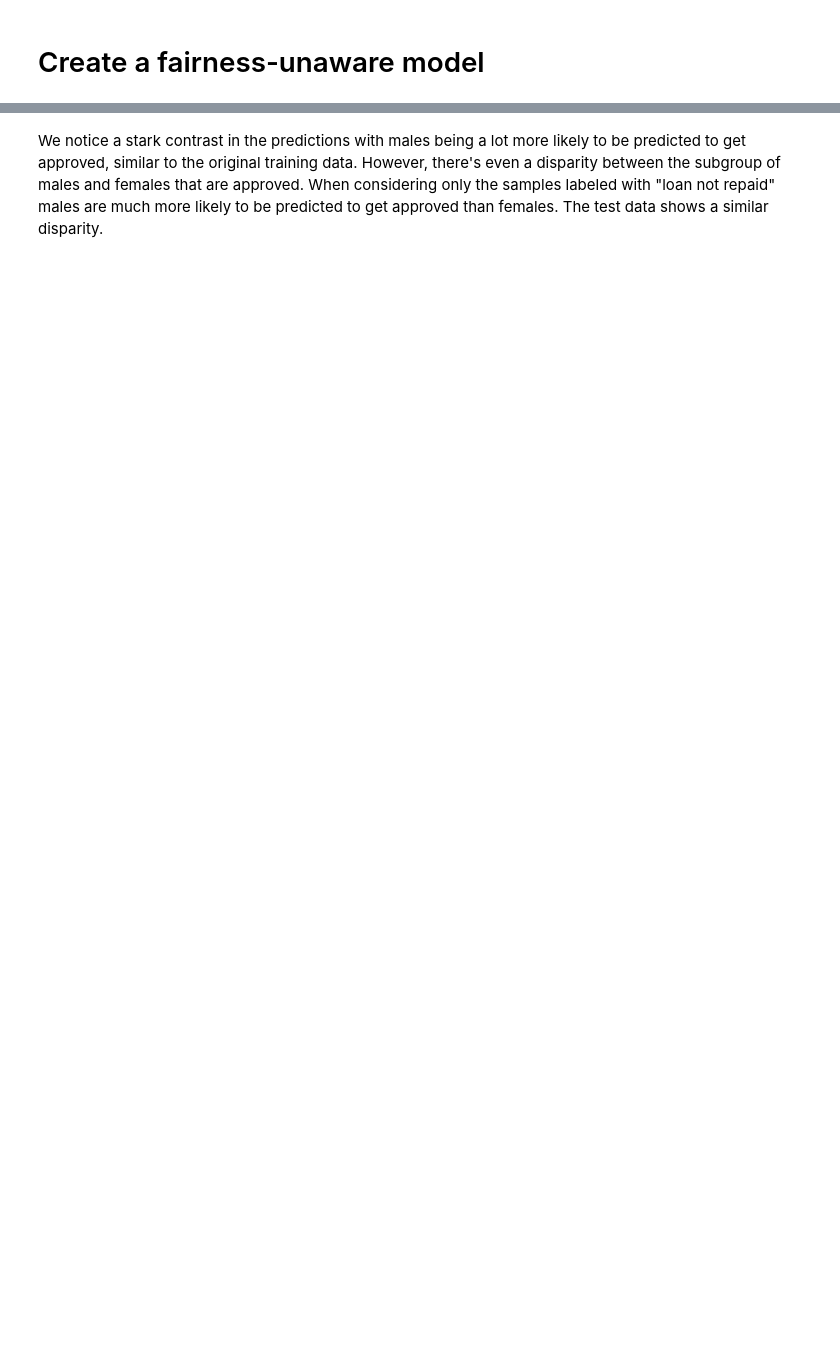
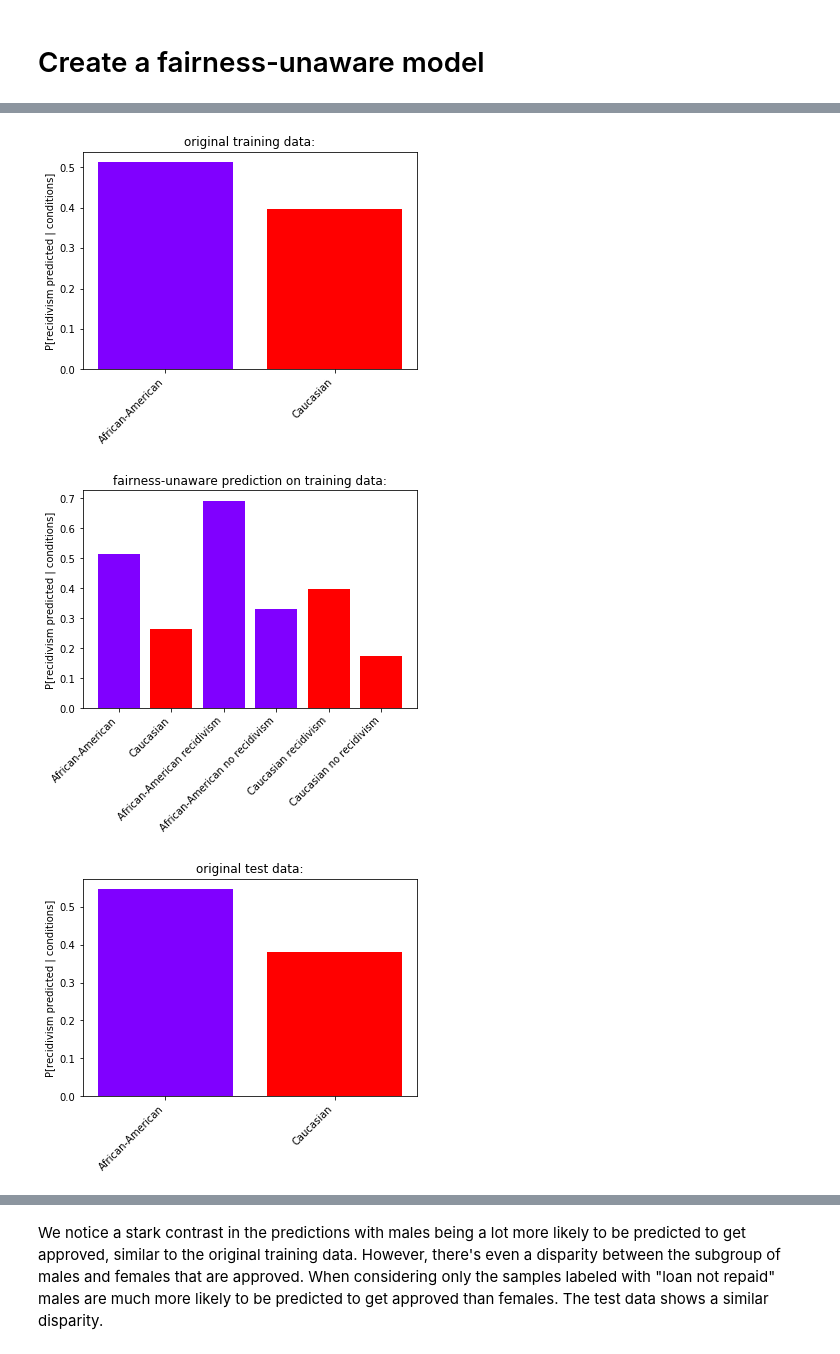
Before and after one commit to fairlearn/fairlearn, a Jupyter notebook: notebooks/Threshold Optimization Post-Processing for Binary Classification.ipynb, the cells around one changed output, grey strips where cells are left out. Drawn from its saved outputs; the diff is of its cells as text; code cells hidden in the pictures; blank space fills up the shorter version.

Commit message:
update post processing notebook with COMPAS data

```diff
--- a/notebooks/Threshold Optimization Post-Processing for Binary Classification.ipynb
+++ b/notebooks/Threshold Optimization Post-Processing for Binary Classification.ipynb
@@ -8,7 +2,0 @@ To start, let's download the dataset using `shap`
-# %%
-import pandas as pd
-import numpy as np
-import shap
-
-X, y = shap.datasets.adult()
-X.head()
@@ -37,0 +7,13 @@ A_test = A_test.reset_index(drop=True)
+# %%
+import pandas as pd
+import numpy as np
+from tempeh.configurations import datasets
+
+compas_dataset = datasets['compas']()
+X_train = pd.DataFrame(compas_dataset.X_train, columns=compas_dataset.features)
+y_train = pd.Series(compas_dataset.y_train.reshape(-1).astype(int), name="two_year_recid")
+X_test = pd.DataFrame(compas_dataset.X_test, columns=compas_dataset.features)
+y_test = pd.Series(compas_dataset.y_test.reshape(-1).astype(int), name="two_year_recid")
+sensitive_features_train = pd.Series(compas_dataset.race_train)
+sensitive_features_test = pd.Series(compas_dataset.race_test)
+X_train.loc[0], y_train[0]
@@ -93,0 +35,55 @@ plt.show()
+# %%
+%matplotlib inline
+from sklearn.linear_model import LogisticRegression
+import matplotlib.pyplot as plt
+import matplotlib.cm as cm
+
+unconstrained_predictor = LogisticRegression(solver='liblinear')
+unconstrained_predictor.fit(X_train, y_train)
+
+def show_proportions(X, sensitive_features, y_pred, y=None, description=None, plot_row_index=1):
+    print("\n" + description)
+    plt.figure(plot_row_index)
+    plt.title(description)
+    plt.ylabel("P[recidivism predicted | conditions]")
+
+    indices = {}
+    positive_indices = {}
+    negative_indices = {}
+    recidivism_count = {}
+    recidivism_pct = {}
+    groups = np.unique(sensitive_features.values)
+    n_groups = len(groups)
+    color = cm.rainbow(np.linspace(0,1,n_groups))
+    x_tick_labels_basic = []
+    x_tick_labels_by_label = []
+    for index, group in enumerate(groups):
+        indices[group] = sensitive_features.index[sensitive_features == group]
+        recidivism_count[group] = sum(y_pred[indices[group]])
+        recidivism_pct[group] = recidivism_count[group]/len(indices[group])
+        print("P[recidivism predicted | {}]                    = {}".format(group, recidivism_pct[group]))
+
+        plt.bar(index + 1, recidivism_pct[group], color=color[index])
+        x_tick_labels_basic.append(group)
+
+        if y is not None:
+            positive_indices[group] = sensitive_features.index[(sensitive_features == group) & (y == 1)]
+            negative_indices[group] = sensitive_features.index[(sensitive_features == group) & (y == 0)]
+            prob_1 = sum(y_pred[positive_indices[group]])/len(positive_indices[group])
+            prob_0 = sum(y_pred[negative_indices[group]])/len(negative_indices[group])
+            print("P[recidivism predicted | {}, recidivism]       = {}".format(group, prob_1))
+            print("P[recidivism predicted | {}, no recidivism]   = {}".format(group, prob_0))
+
+            plt.bar(n_groups + 1 + 2 * index, prob_1, color=color[index])
+            plt.bar(n_groups + 2 + 2 * index, prob_0, color=color[index])
+            x_tick_labels_by_label.extend(["{} recidivism".format(group), "{} no recidivism".format(group)])
+
+    x_tick_labels = x_tick_labels_basic + x_tick_labels_by_label
+    plt.xticks(range(1, len(x_tick_labels)+1), x_tick_labels, rotation=45, horizontalalignment="right")
+
+show_proportions(X_train, sensitive_features_train, y_train, description="original training data:", plot_row_index=1)
+show_proportions(X_train, sensitive_features_train, unconstrained_predictor.predict(X_train), y_train, description="fairness-unaware prediction on training data:", plot_row_index=2)
+show_proportions(X_test, sensitive_features_test, y_test, description="original test data:", plot_row_index=3)
+show_proportions(X_test, sensitive_features_test, unconstrained_predictor.predict(X_test), y_test, description="fairness-unaware prediction on test data:", plot_row_index=4)
+plt.show()
+# %% [output]
@@ -93,0 +107,3 @@ plt.show()
+[figure, added]
+[figure, added]
+[figure, added]
```
Also changed, not shown: parts of 36 cells of this notebook, 4 other files.
